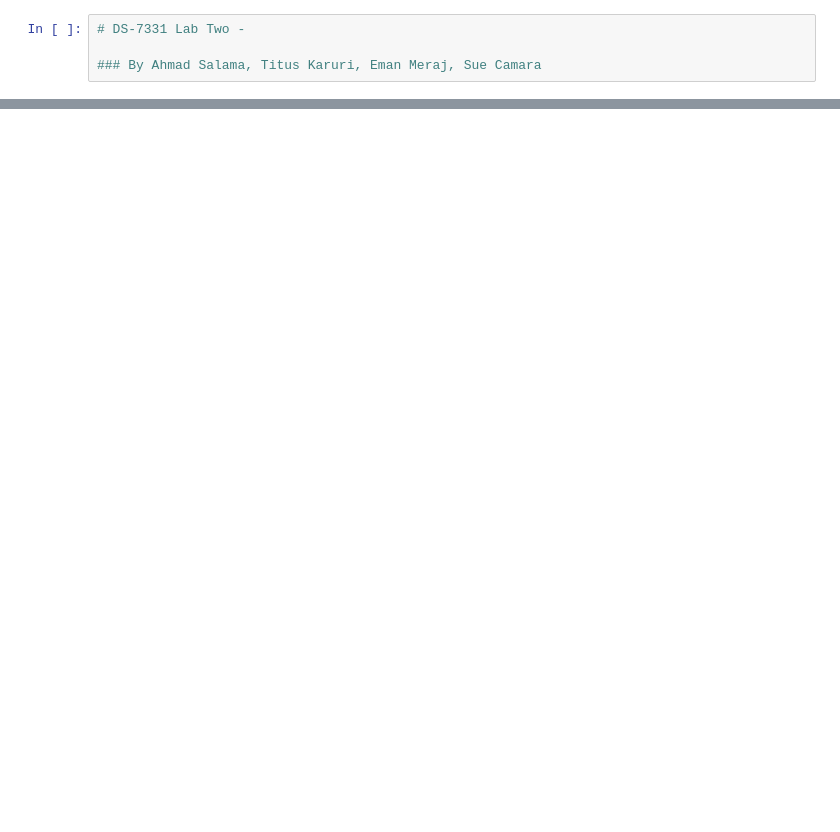
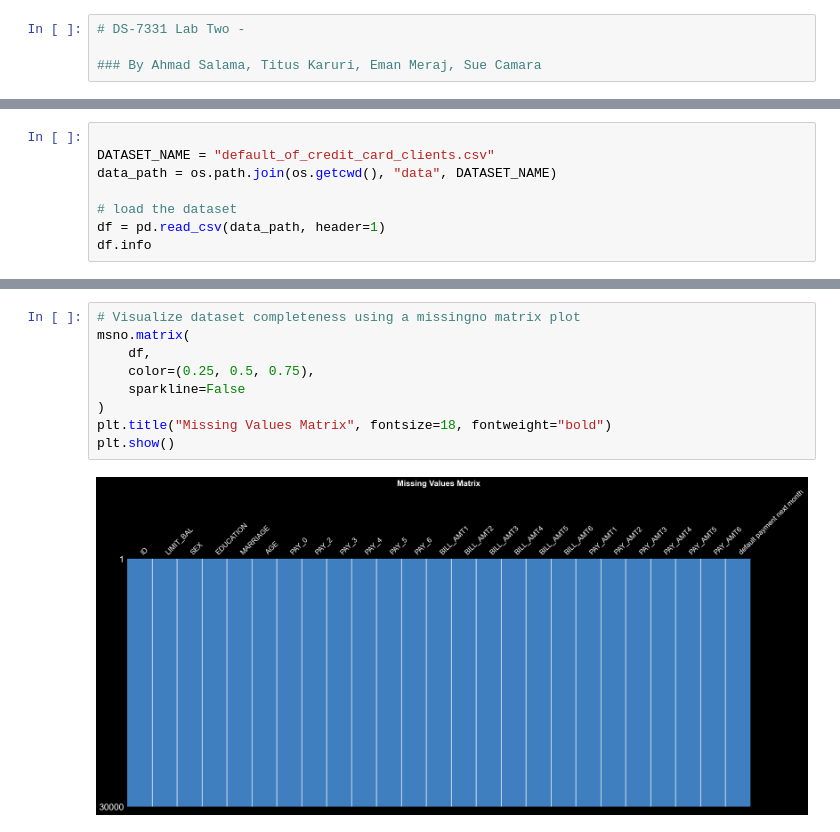
Before and after one commit to titusk2/DS-7331-, a Jupyter notebook: lab_two_adult_data.ipynb, the cells around one changed output, grey strips where cells are left out. Saved outputs shown, nothing was run; the diff lists cells and outputs as text; blank space fills up the shorter version.

```diff
--- a/lab_two_adult_data.ipynb
+++ b/lab_two_adult_data.ipynb
@@ -70,0 +69,8 @@ FileNotFoundError: [WinError 3] The system cannot find the path specified: 'M:\\
+# %%
+
+DATASET_NAME = "default_of_credit_card_clients.csv"
+data_path = os.path.join(os.getcwd(), "data", DATASET_NAME)
+
+# load the dataset
+df = pd.read_csv(data_path, header=1)
+df.info
@@ -70,0 +95,11 @@ FileNotFoundError: [WinError 3] The system cannot find the path specified: 'M:\\
+# %%
+# Visualize dataset completeness using a missingno matrix plot
+msno.matrix(
+    df,
+    color=(0.25, 0.5, 0.75),
+    sparkline=False
+)
+plt.title("Missing Values Matrix", fontsize=18, fontweight="bold")
+plt.show()
+# %% [output]
+[figure, added]
```
Also changed, not shown: parts of 2 cells of this notebook.
